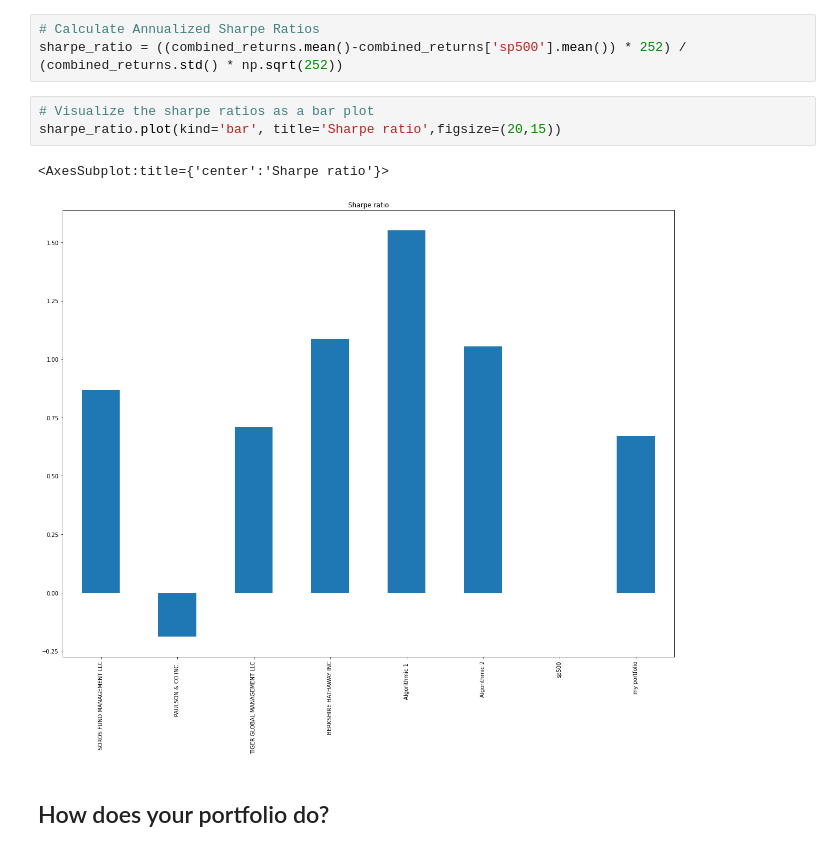
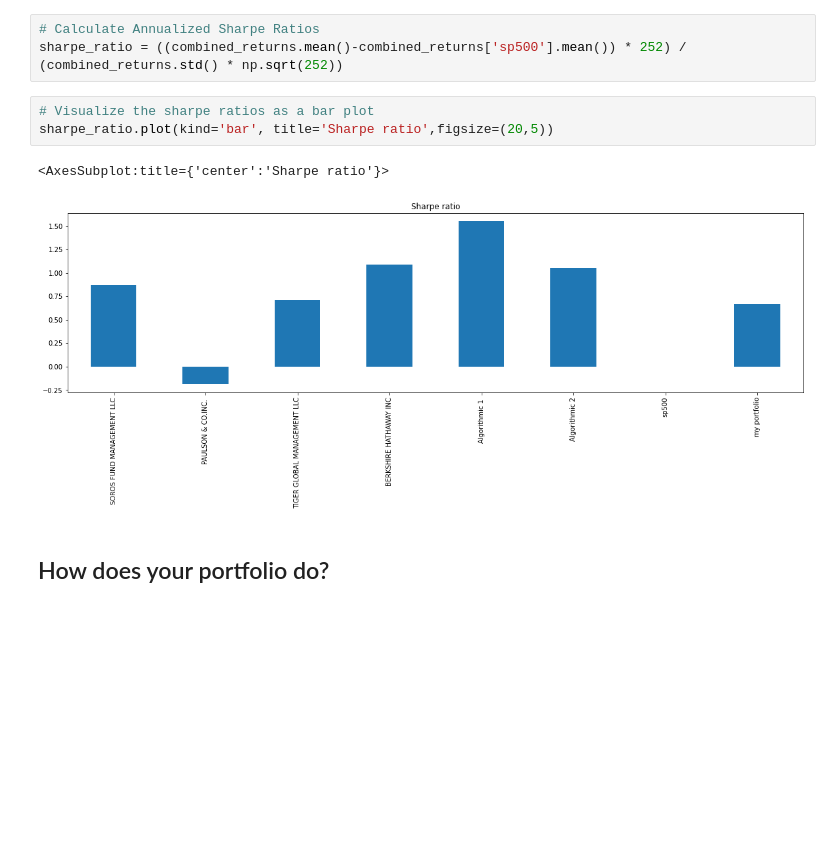
Before and after one commit to mmsaki/whale_portfolio, a Jupyter notebook: whale_analysis.ipynb, the cells around one changed output. Cells and saved outputs as stored; diff of their text form; blank space fills up the shorter version.

```diff
--- a/whale_analysis.ipynb
+++ b/whale_analysis.ipynb
@@ -479,10 +479,10 @@ rolling_beta.plot(figsize=(20, 5), title='Rolling Beta of my portfolio compared
 sharpe_ratio = ((combined_returns.mean()-combined_returns['sp500'].mean()) * 252) / (combined_returns.std() * np.sqrt(252))
 # %%
 # Visualize the sharpe ratios as a bar plot
-sharpe_ratio.plot(kind='bar', title='Sharpe ratio',figsize=(20,15))
+sharpe_ratio.plot(kind='bar', title='Sharpe ratio',figsize=(20,5))
 # %% [output]
 <AxesSubplot:title={'center':'Sharpe ratio'}>
-[figure, old version]
+[figure, new version]
 # %% [markdown]
 ## How does your portfolio do?
 # %%
```
Also changed, not shown: parts of 1 cell of this notebook.
